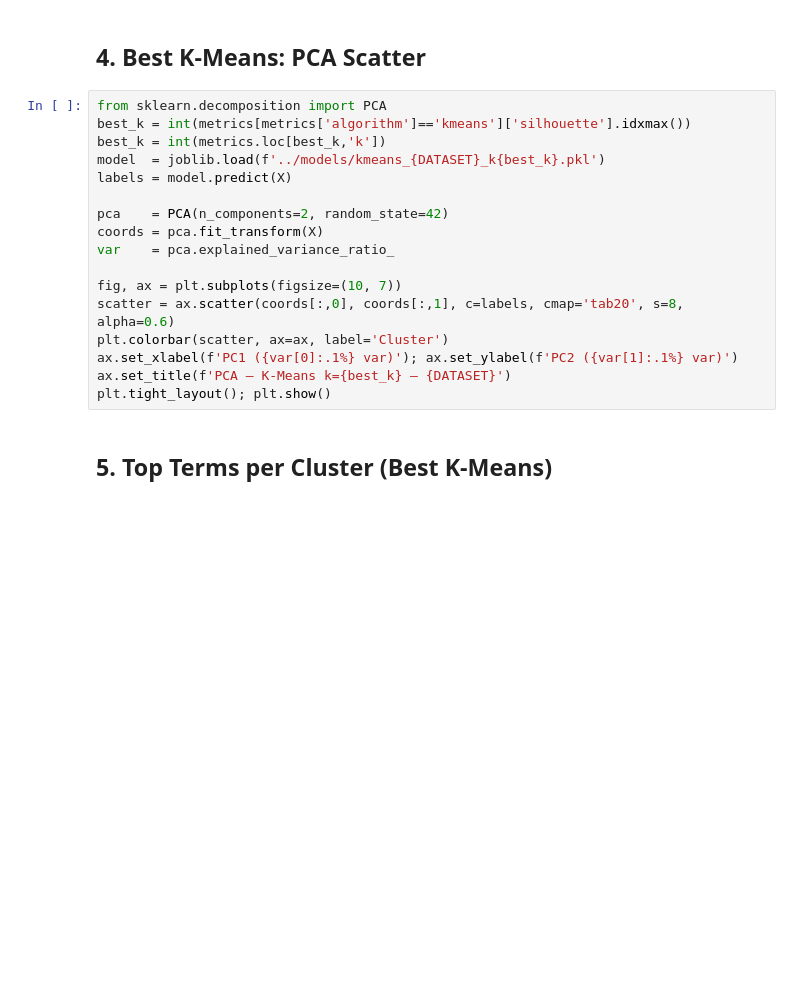
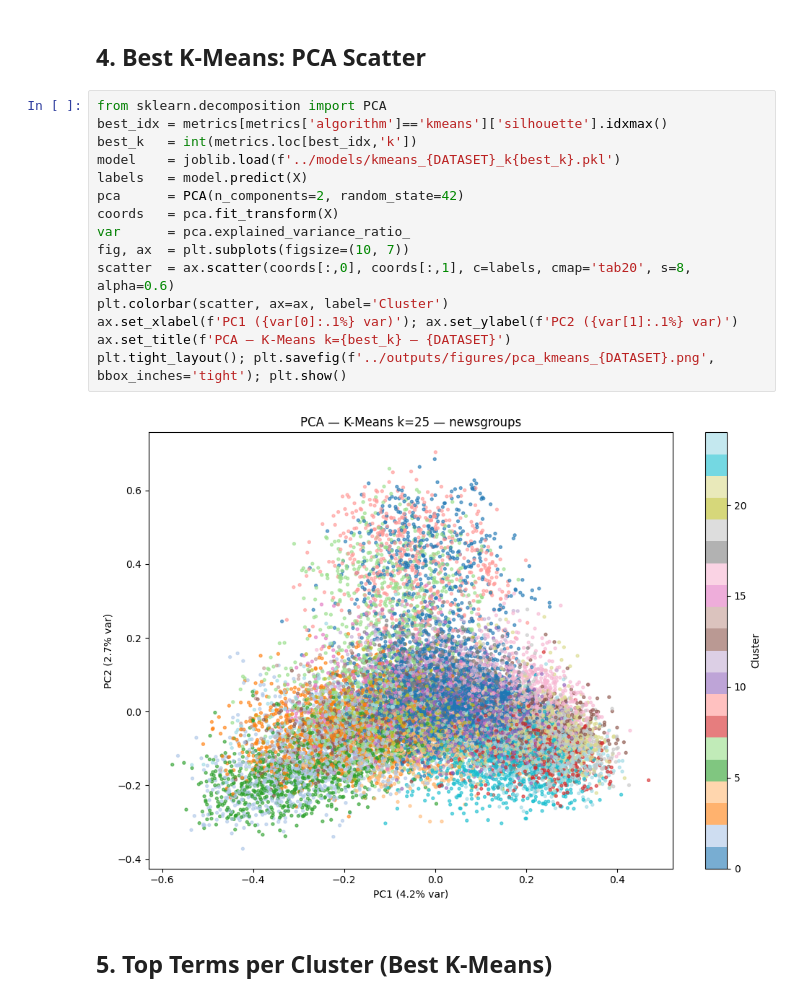
Before and after one commit to ahmednashatnoaman-svg/ML2-document-clustering, a Jupyter notebook: notebooks/03_clustering.ipynb, the cells around one changed output. Drawn from its saved outputs; the diff is of its cells as text; blank space fills up the shorter version.

```diff
--- a/notebooks/03_clustering.ipynb
+++ b/notebooks/03_clustering.ipynb
@@ -49,21 +65,21 @@ plt.tight_layout(); plt.show()
 ## 4. Best K-Means: PCA Scatter
 # %%
 from sklearn.decomposition import PCA
-best_k = int(metrics[metrics['algorithm']=='kmeans']['silhouette'].idxmax())
-best_k = int(metrics.loc[best_k,'k'])
-model  = joblib.load(f'../models/kmeans_{DATASET}_k{best_k}.pkl')
-labels = model.predict(X)
-
-pca    = PCA(n_components=2, random_state=42)
-coords = pca.fit_transform(X)
-var    = pca.explained_variance_ratio_
-
-fig, ax = plt.subplots(figsize=(10, 7))
-scatter = ax.scatter(coords[:,0], coords[:,1], c=labels, cmap='tab20', s=8, alpha=0.6)
+best_idx = metrics[metrics['algorithm']=='kmeans']['silhouette'].idxmax()
+best_k   = int(metrics.loc[best_idx,'k'])
+model    = joblib.load(f'../models/kmeans_{DATASET}_k{best_k}.pkl')
+labels   = model.predict(X)
+pca      = PCA(n_components=2, random_state=42)
+coords   = pca.fit_transform(X)
+var      = pca.explained_variance_ratio_
+fig, ax  = plt.subplots(figsize=(10, 7))
+scatter  = ax.scatter(coords[:,0], coords[:,1], c=labels, cmap='tab20', s=8, alpha=0.6)
 plt.colorbar(scatter, ax=ax, label='Cluster')
 ax.set_xlabel(f'PC1 ({var[0]:.1%} var)'); ax.set_ylabel(f'PC2 ({var[1]:.1%} var)')
 ax.set_title(f'PCA — K-Means k={best_k} — {DATASET}')
-plt.tight_layout(); plt.show()
+plt.tight_layout(); plt.savefig(f'../outputs/figures/pca_kmeans_{DATASET}.png', bbox_inches='tight'); plt.show()
+# %% [output]
+[figure, added]
 # %% [markdown]
 ## 5. Top Terms per Cluster (Best K-Means)
 # %%
```
Also changed, not shown: parts of 6 cells of this notebook, 3 other files.
